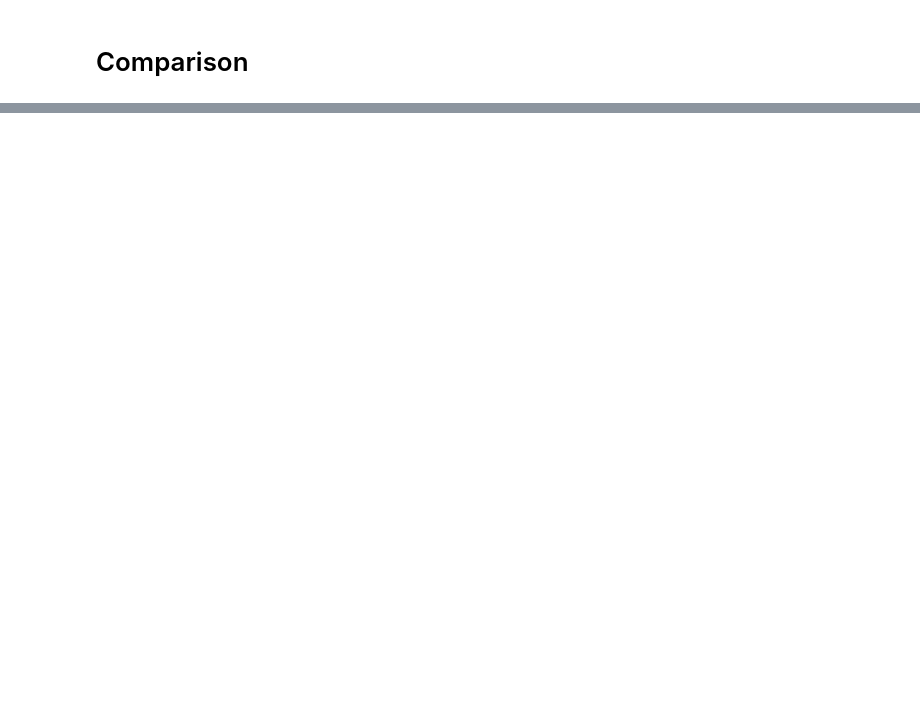
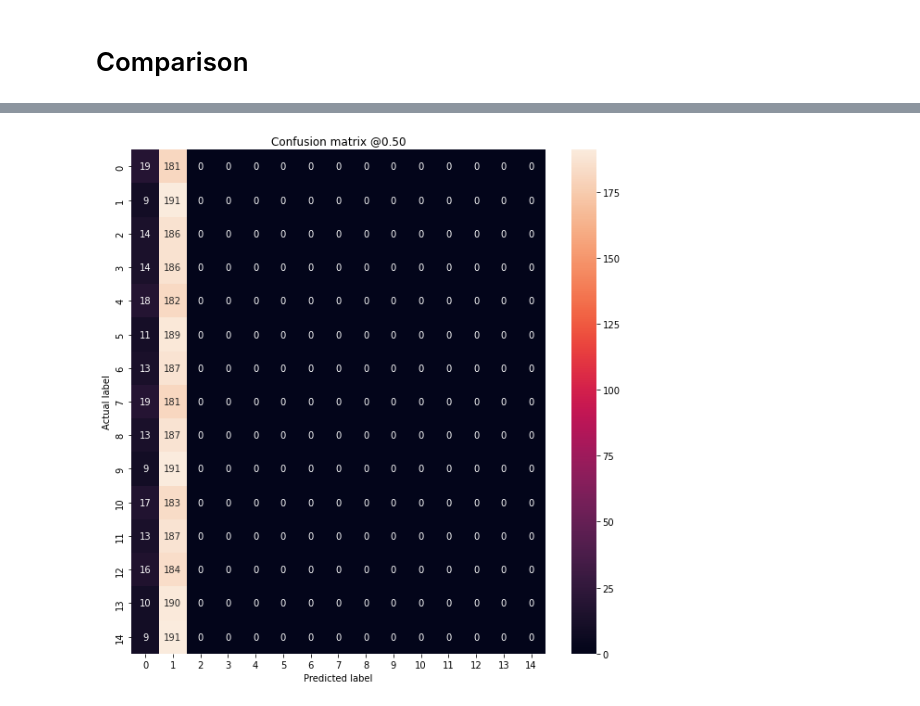
Before and after one commit to ASykes4/ItML_Project_2_Students, a Jupyter notebook: example_start.ipynb, the cells around one changed output, grey strips where cells are left out. Cells and saved outputs as stored; diff of their text form; code cells hidden in the pictures; blank space fills up the shorter version.

```diff
--- a/example_start.ipynb
+++ b/example_start.ipynb
@@ -434,0 +390,4 @@ plot_cm(test_labels, test_predictions_baseline)
+# %%
+plot_cm(np.argmax(testLabels, axis=-1),np.argmax(transferModelPredictionResults, axis=-1))
+# %% [output]
+[figure, added]
```
Also changed, not shown: parts of 16 cells of this notebook.
